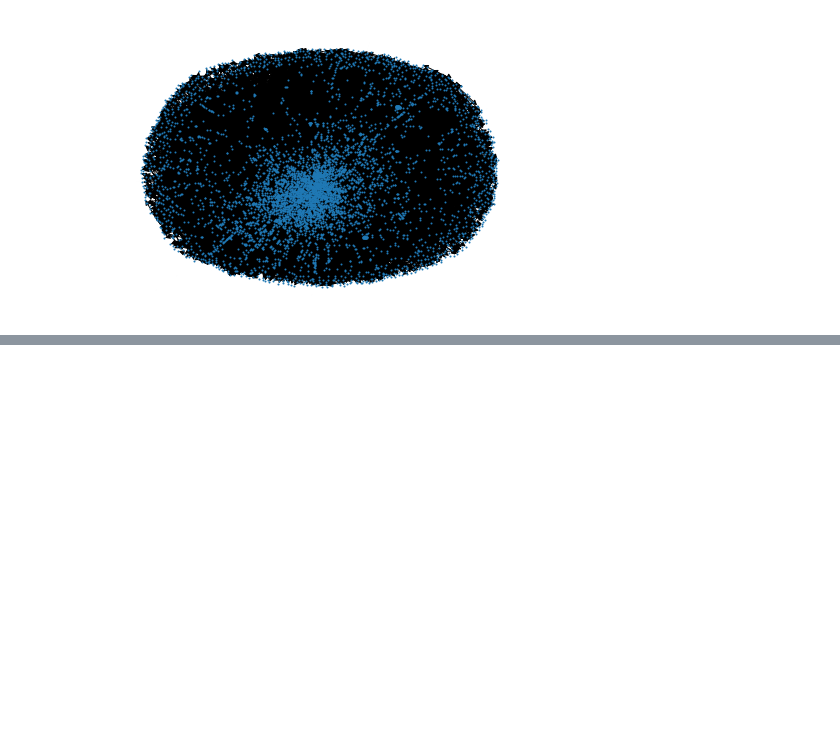
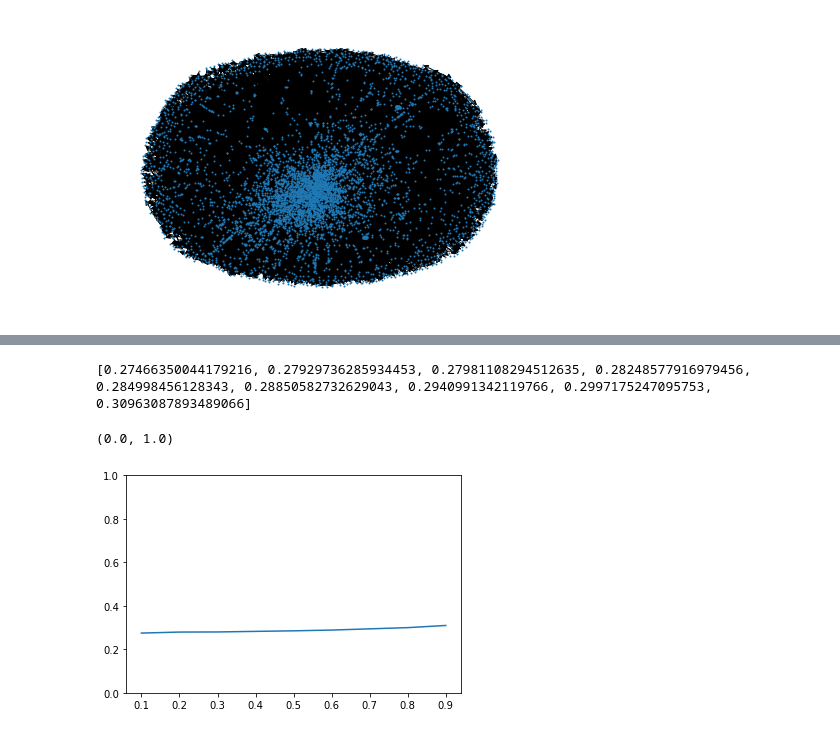
Before and after one commit to illbot/szakdolgozat, a Jupyter notebook: szakdolgozat/main.ipynb, the cells around one changed output, grey strips where cells are left out. Cells and saved outputs as stored; diff of their text form; code cells hidden in the pictures; blank space fills up the shorter version.

```diff
--- a/szakdolgozat/main.ipynb
+++ b/szakdolgozat/main.ipynb
@@ -142,0 +149,3 @@ print(error_data)
+# %%
+G2 = G.copy()
+error_data=lp.lp(G2, alpha = 0.1)
@@ -142,0 +170,9 @@ print(error_data)
+# %%
+print(error_data)
+p_values = [0.1,0.2,0.3,0.4,0.5,0.6,0.7,0.8,0.9]
+plt.plot(p_values,error_data)
+plt.ylim([0, 1])
+# %% [output]
+[0.27466350044179216, 0.27929736285934453, 0.27981108294512635, 0.28248577916979456, 0.284998456128343, 0.28850582732629043, 0.2940991342119766, 0.2997175247095753, 0.30963087893489066]
+(0.0, 1.0)
+[figure, added]
```
Also changed, not shown: parts of 6 cells of this notebook.
